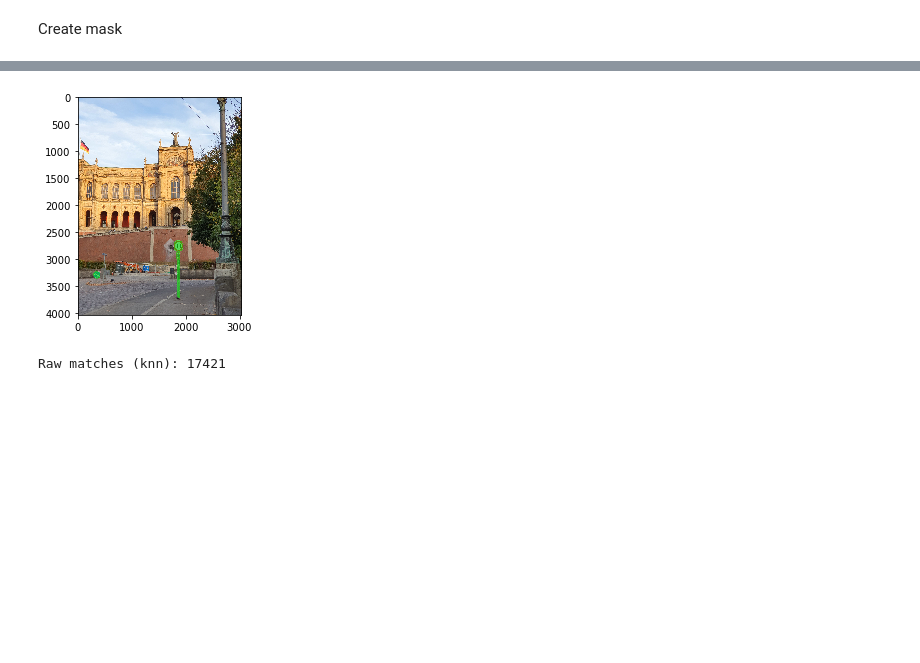
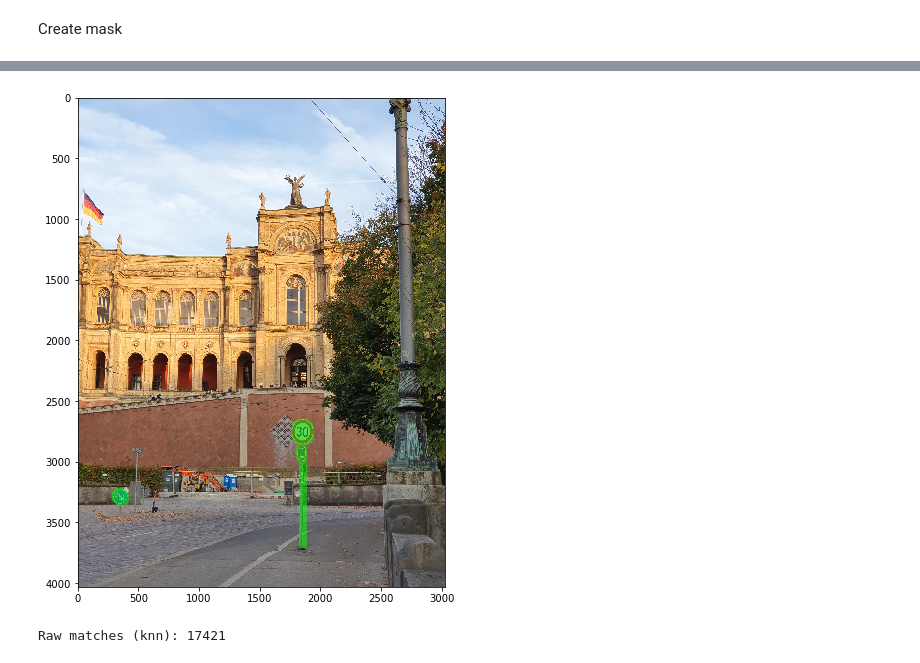
Before and after one commit to AlexVolkow/PeekBehind, a Jupyter notebook: peek_behind_demo.ipynb, the cells around one changed output, grey strips where cells are left out. Saved outputs shown, nothing was run; the diff lists cells and outputs as text; code cells hidden in the pictures; blank space fills up the shorter version.

```diff
--- a/peek_behind_demo.ipynb
+++ b/peek_behind_demo.ipynb
@@ -71,18 +59,19 @@ masks = detection_result['masks']
 mask = np.zeros((height, width))
 for i in range(0, len(deleted_object)):
     object_mask = masks[:,:, deleted_object[i]]
-    object_mask = expand_mask(object_mask, pixels=10)
+    object_mask = expand_mask(object_mask, pixels=15)
     mask = np.add(mask, object_mask)
 # %%
 mask = mask.astype(np.bool).astype(np.uint8)
 
 color = visualize.random_colors(3)[0]
 image_with_mask = visualize.apply_mask(query_image.copy(), mask, color)
 
-plt.imshow(image_with_mask)
+fig, ax = plt.subplots(nrows=1, ncols=1, figsize=(16,9))
+ax.imshow(image_with_mask, cmap="gray")
 plt.show()
 # %% [output]
-[figure, old version]
+[figure, new version]
 # %%
 image_shape = (1440, 1920)
 side_image =  cv2.resize(side_image, image_shape)
```
Also changed, not shown: parts of 2 cells of this notebook, 1 other file.
